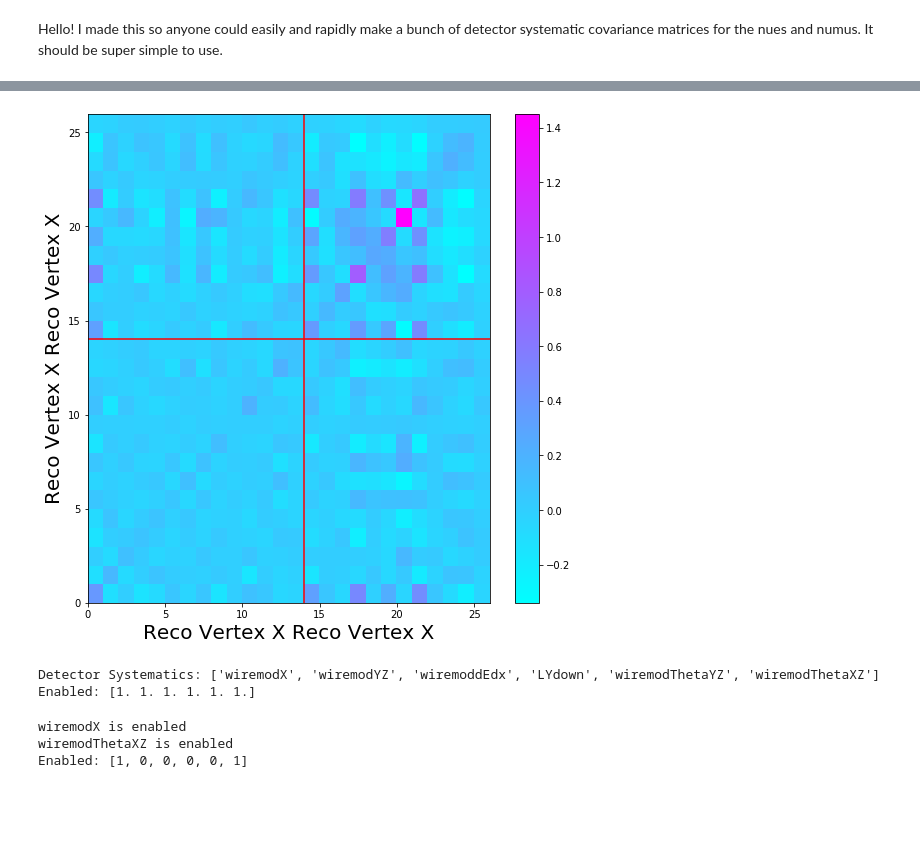
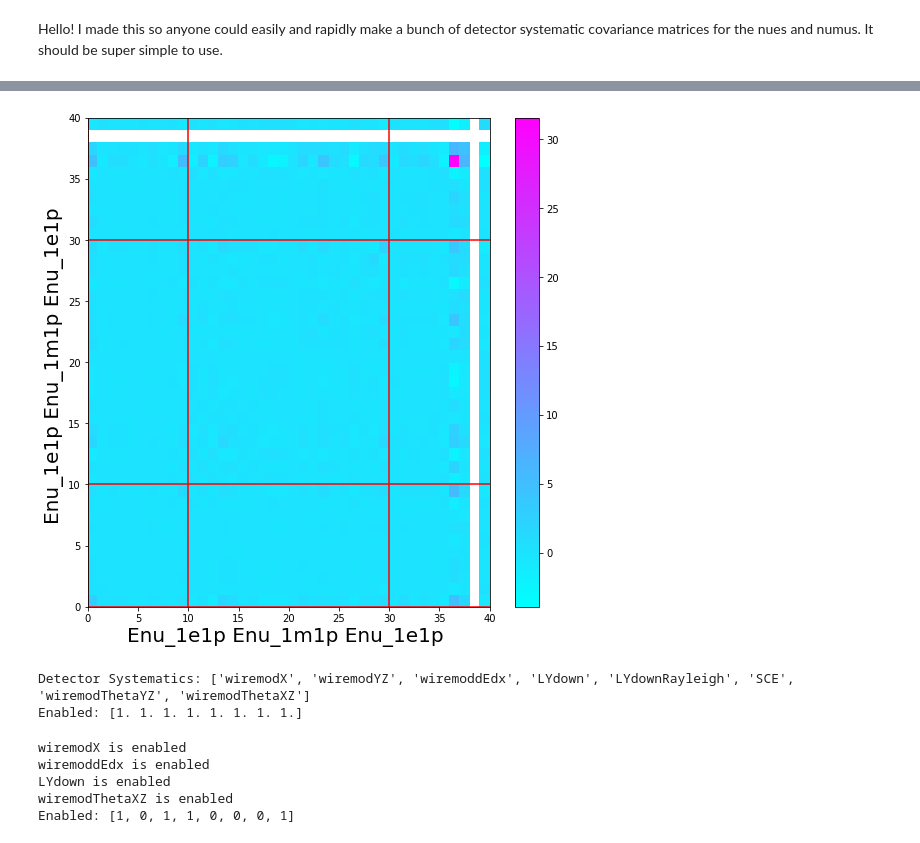
Before and after one commit to LArbys/1L1PSelection, a Jupyter notebook: DetectorSystematics/DetectorSystematicLand.ipynb, the cells around one changed output, grey strips where cells are left out. Saved outputs shown, nothing was run; the diff lists cells and outputs as text; code cells hidden in the pictures; blank space fills up the shorter version.

Commit message:
lots of cleaning and crosschecking as well as more versatile channel-setting

```diff
--- a/DetectorSystematics/DetectorSystematicLand.ipynb
+++ b/DetectorSystematics/DetectorSystematicLand.ipynb
@@ -25,7 +27,7 @@ display(HTML("<style>.container { width:100% !important; }</style>"))
 Hello! I made this so anyone could easily and rapidly make a bunch of detector systematic covariance matrices for the nues and numus. It should be super simple to use.
 # %%
 # First, load up the detector systematic fun pack
-# I've stored this on the uboone gpvms here: /uboone/app/users/dcianci/DLLEE/SystematicStuff/detsyspackFULL_jul9.pickle
+# I've stored this on the uboone gpvms here: /uboone/app/users/dcianci/DLLEE/SystematicStuff/detsyspackFULLER_aug3.pickle
 # It's a little big, but it's all you'll need
 
-covpack = FullCov('detsyspackFULL_jul9.pickle')
+covpack = FullCov('../../data/CovMatrices/detsyspackFULLER_aug3.pickle')
@@ -37,33 +70,38 @@ myvariable = distVar('Xreco',(15,241.25),'Reco Vertex X')
 # %%
 # Now, we can just make the dang thing!
 
-# structure is [type of matrix]([numu distVar],[nue distVar],([#bins numu],[#bins nue]),[want to draw the matrix, too?])
-# all matrix functions return a numu_bins+nue_bins x numu_bins+nue_bins numpy matrix
+# structure is [type of matrix]([variable for each channel],[#bins for each channel],[want to draw the matrix, too?])
 # as for matrix types, we've got 'Nominal','Flat' and 'Polyfit'
 
-cov = covpack.Nominal(myvariable,myvariable,(14,12),True)
+dvarNumu = distVar('Enu_1m1p',(300,1000))
+dvarNue = distVar('Enu_1e1p',(200,1200))
+dvarPi0 = distVar('Enu_1e1p',(200,1200))   # i picked this arbitrarily because i don't know what we  plot for pi0s
+
+codv = covpack.Nominal([dvarNue,dvarNumu,dvarPi0],[10,20,10],True)
 
 #if you want to save this matrix somewhere, just
 #np.save('covariance matrix name', cov)
 # %% [output]
-[figure, old version]
+[figure, new version]
 # %%
 # Rad! But which systematics are even included in that?
 
 covpack.ListDetectorSystematics()
 # %% [output]
-Detector Systematics: ['wiremodX', 'wiremodYZ', 'wiremoddEdx', 'LYdown', 'wiremodThetaYZ', 'wiremodThetaXZ']
-Enabled: [1. 1. 1. 1. 1. 1.]
+Detector Systematics: ['wiremodX', 'wiremodYZ', 'wiremoddEdx', 'LYdown', 'LYdownRayleigh', 'SCE', 'wiremodThetaYZ', 'wiremodThetaXZ']
+Enabled: [1. 1. 1. 1. 1. 1. 1. 1.]
 # %%
 # And it looks like they're all enabled. Let's say we want to cut one, we feed in a list of ones and zeros where 1 means enable and 0 means disable, which correspond to each matrix
 # Systematic ordering matches the given list.
 
 #for example:
-covpack.EnableDetectorSystematics([1,0,0,0,0,1])
+covpack.EnableDetectorSystematics([1,0,1,1,0,0,0,1])
 # %% [output]
 wiremodX is enabled
+wiremoddEdx is enabled
+LYdown is enabled
 wiremodThetaXZ is enabled
-Enabled: [1, 0, 0, 0, 0, 1]
+Enabled: [1, 0, 1, 1, 0, 0, 0, 1]
 # %%
 # Now if we make the matrix again, whoah! different!
 
```
Also changed, not shown: parts of 5 cells of this notebook, 1 other file.
